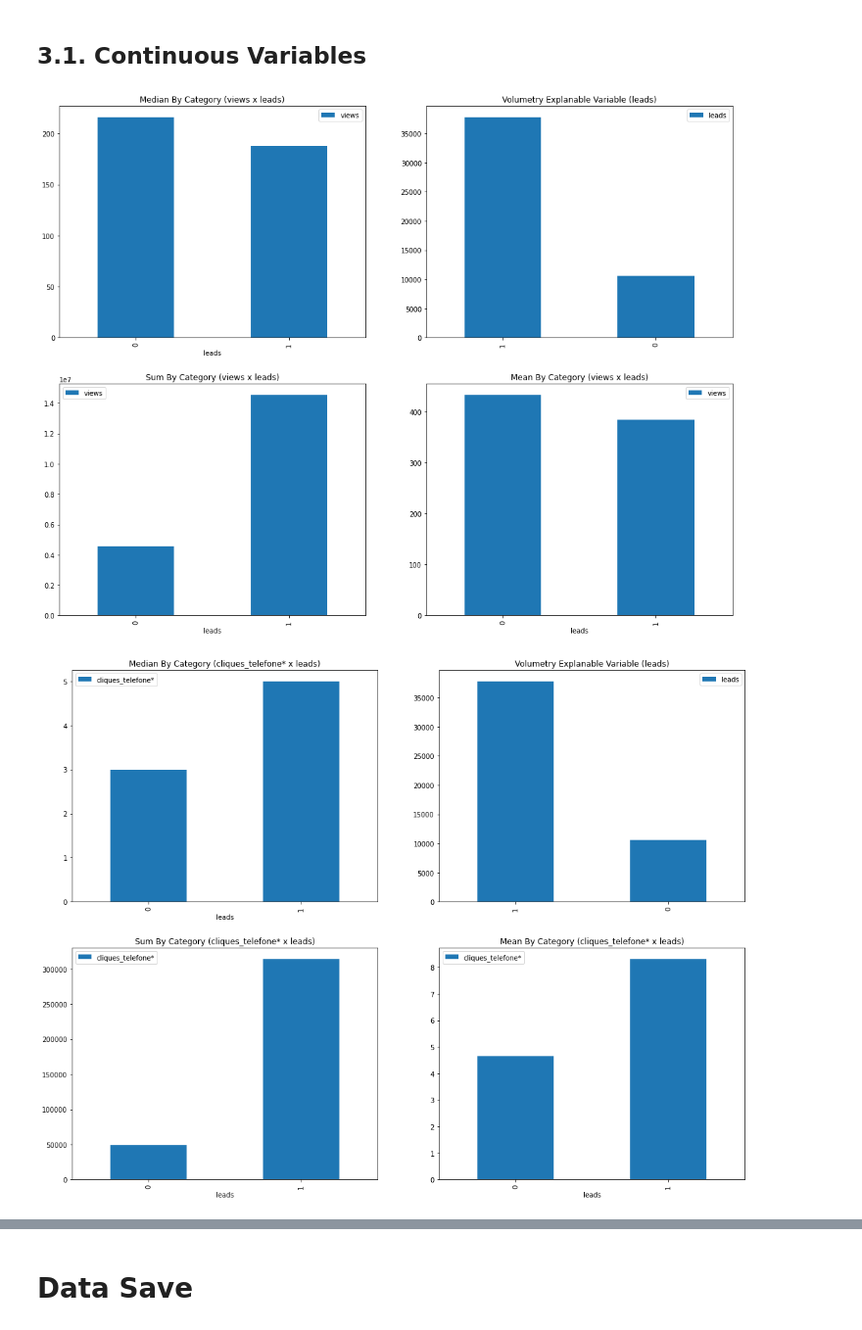
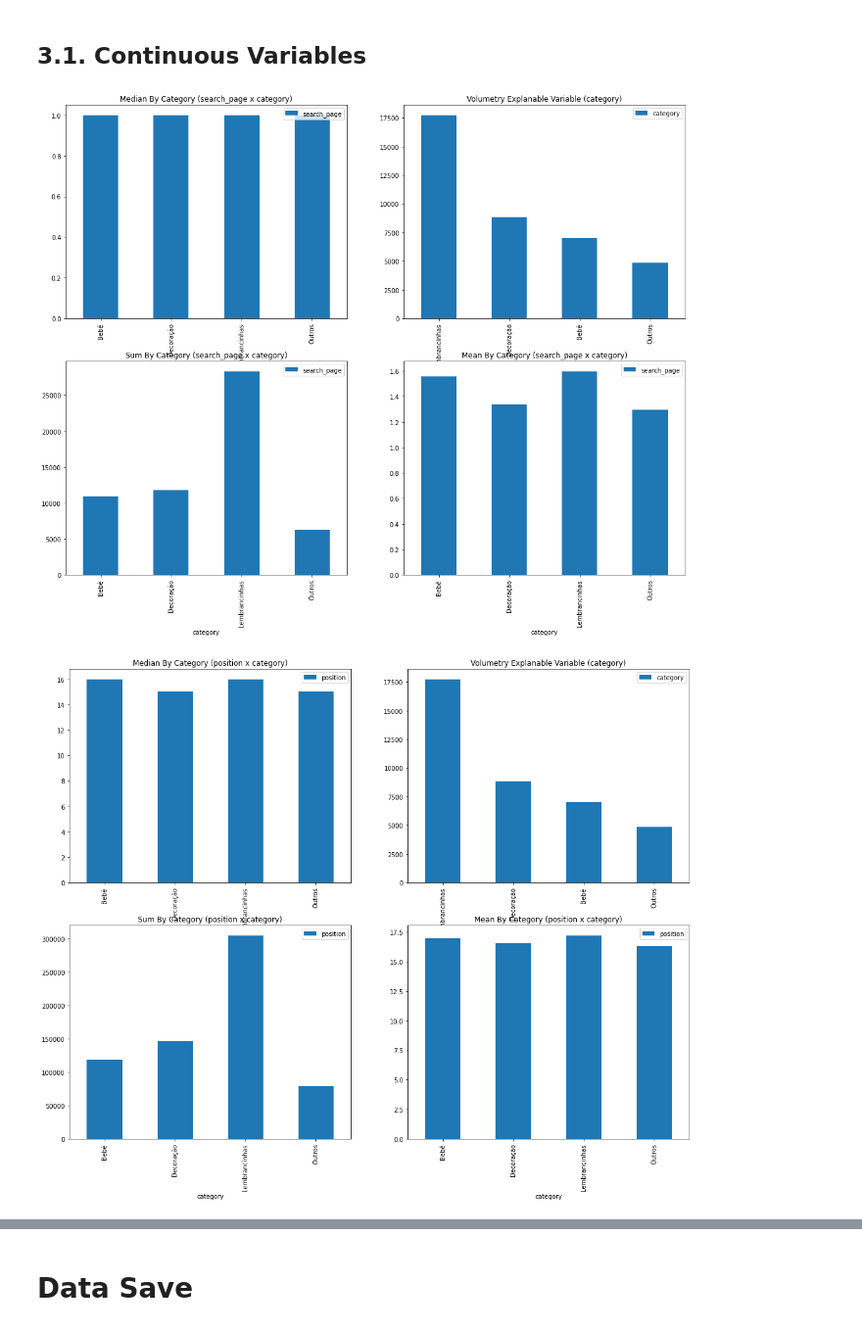
Before and after one commit to Valcilio/product_categorization, a Jupyter notebook: notebooks/01-data_analysis_classification.ipynb, the cells around one changed output, grey strips where cells are left out. Shown at 98% size. Cells and saved outputs as stored; diff of their text form; code cells hidden in the pictures.

```diff
--- a/notebooks/01-data_analysis_classification.ipynb
+++ b/notebooks/01-data_analysis_classification.ipynb
@@ -296,17 +122,19 @@ df1[cont_list] = df1[cont_list].astype(float)
 # %% [markdown]
 ## 2.5. Derivating New Variables
 # %%
-feat_eng = FeatureEngineering(df=df1)
-df1['uf'] = feat_eng.uf()
-df1['decade'] = feat_eng.decade()
-df1['ipva_dono'] = feat_eng.ipva_dono()
-df1['sensors'] = feat_eng.sensors()
-df1['eletr_car'] = feat_eng.eletr_car()
-df1['best_offer'] = feat_eng.best_offer()
+feat_eng = FeatureEngineering(df=df1, time_var='creation_date')
+df1['page_position'] = feat_eng.page_position()
+df1['price_per_weight'] = feat_eng.price_per_weight()
+df1['day_of_week'] = feat_eng.day_of_week()
+df1['day_of_month'] = feat_eng.day_of_month()
+df1['week_of_year'] = feat_eng.week_of_year()
+df1['month'] = feat_eng.month()
+df1['year'] = feat_eng.year()
-# %%
-cat_list.append('uf')
-cat_list.append('decade')
-cat_list.append('ipva_dono')
-cat_list.append('sensors')
-cat_list.append('eletr_car')
-cont_list.append('best_offer')
+# %%
+cont_list.append('page_position')
+cont_list.append('price_per_weight')
+cont_list.append('day_of_week')
+cont_list.append('day_of_month')
+cont_list.append('week_of_year')
+cont_list.append('month')
+cont_list.append('year')
@@ -313,3 +143,5 @@ cont_list.append('best_offer')
+# %%
+df1['category'] = df1['category'].apply(lambda x: 'Outros' if x in ['Papel e Cia', 'Bijuterias e Jóias'] else x)
 # %% [markdown]
 # 3.0. Data Analysis
 # %% [markdown]
@@ -317,9 +149,9 @@ cont_list.append('best_offer')
 # %%
 dataanalysis = PlotCreator(df=df1)
 
 for expl_var in cont_list:
     saving_figloc=(c().reports_fld() / f'classification/{expl_var}_cont_eda.jpg')
-    dataanalysis.plot_cat_analy(df=df1, expl_var='leads', res_var=expl_var, categorical=True, saving_figloc=saving_figloc)
+    dataanalysis.plot_cat_analy(df=df1, expl_var=res_var, res_var=expl_var, categorical=True, saving_figloc=saving_figloc)
 # %% [output]
-[figure, old version]
+[figure, new version]
-[figure, old version]
+[figure, new version]
```
Also changed, not shown: parts of 66 cells of this notebook, 28 other files.
